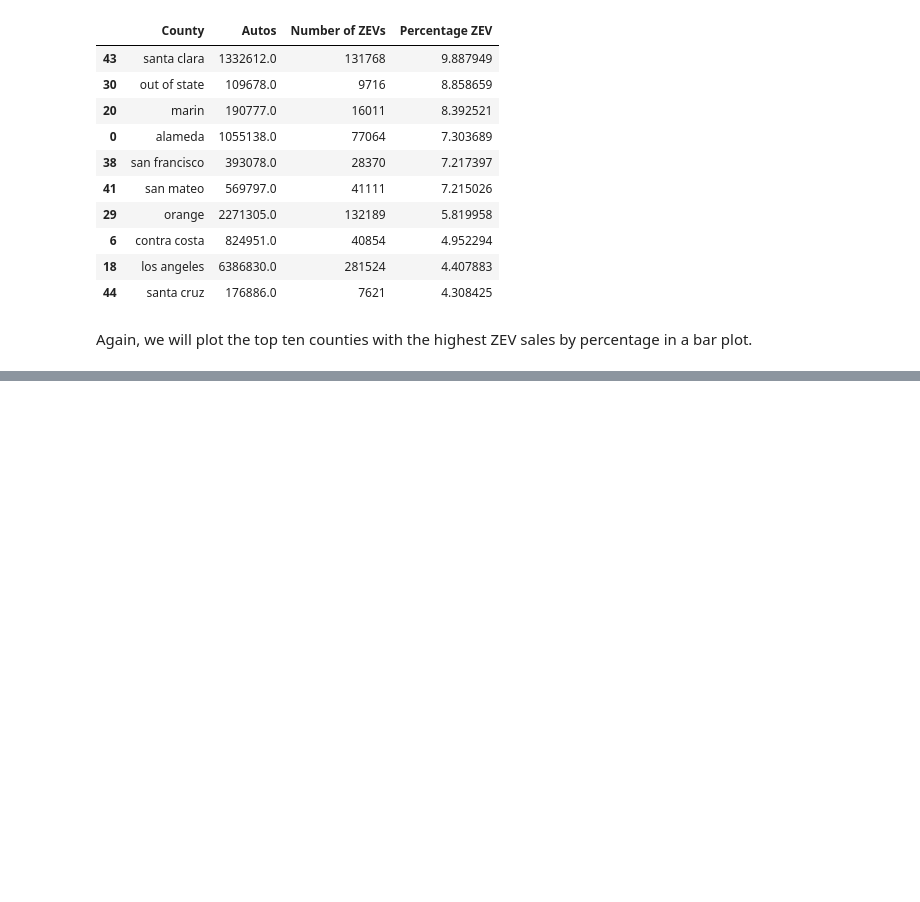
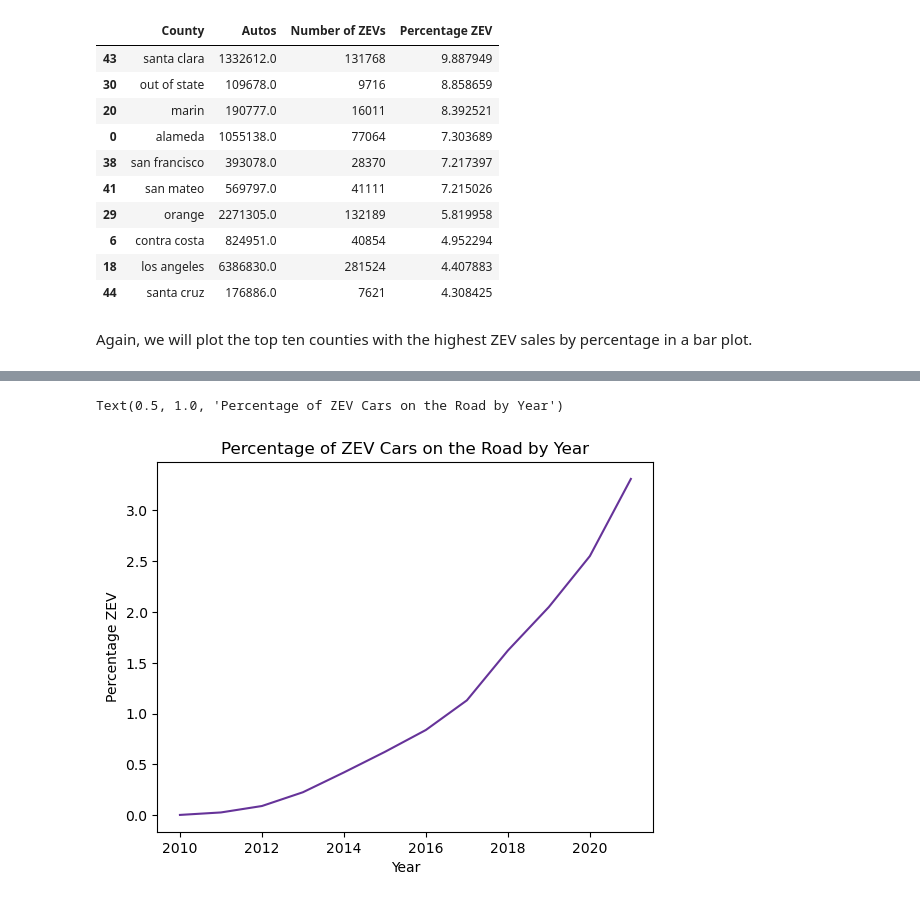
Before and after one commit to nliu880/EV-Sales-in-California, a Jupyter notebook: nicolebook.ipynb, the cells around one changed output, grey strips where cells are left out. Cells and saved outputs as stored; diff of their text form; code cells hidden in the pictures; blank space fills up the shorter version.

```diff
--- a/nicolebook.ipynb
+++ b/nicolebook.ipynb
@@ -48,10 +48,10 @@ Name: Number of Vehicles, dtype: int64
 # %% [markdown]
 It looks like the sales of ZEVs in California has increased over time! It looks like there could potentially be a linear correlation between the number of years and the number of ZEVs sold. We now run a linear regression to see if this is the case.
 # %%
-zev_sales['Data Year'] = zev_sales['Data Year'].astype(int) #- 2009
+zev_sales['Data Year'] = zev_sales['Data Year'].astype(int) - 2009
 zev_sales['Number of Vehicles'] = zev_sales['Number of Vehicles'].astype(int)
 
-print(sm.OLS(zev_sales['Number of Vehicles'], zev_sales['Data Year']).fit().summary())
+# print(sm.OLS(zev_sales['Number of Vehicles'], zev_sales['Data Year']).fit().summary())
 
 # see that our coefficient is 0.0420, so that times some year would give us some amount of cars sold that year
 # may not keep this however, since i cant find the intercept
@@ -236,0 +221,38 @@ We see that the the counties with the highest ZEV sales do not necessarily corre
+# %%
+reg_2010 = pd.read_csv('Data/Vehicles Registered By County-2010.csv', encoding='utf-16')
+reg_2011 = pd.read_csv('Data/Vehicles Registered By County-2011.csv', encoding='utf-16')
+reg_2012 = pd.read_csv('Data/Vehicles Registered By County-2012.csv', encoding='utf-16')
+reg_2013 = pd.read_csv('Data/Vehicles Registered By County-2013.csv', encoding='utf-16')
+reg_2014 = pd.read_csv('Data/Vehicles Registered By County-2014.csv', encoding='utf-16')
+reg_2015 = pd.read_csv('Data/Vehicles Registered By County-2015.csv', encoding='utf-16')
+reg_2016 = pd.read_csv('Data/Vehicles Registered By County-2016.csv', encoding='utf-16')
+reg_2017 = pd.read_csv('Data/Vehicles Registered By County-2017.csv', encoding='utf-16')
+reg_2018 = pd.read_csv('Data/Vehicles Registered By County-2018.csv', encoding='utf-16')
+reg_2019 = pd.read_csv('Data/Vehicles Registered By County-2019.csv', encoding='utf-16')
+reg_2020 = pd.read_csv('Data/Vehicles Registered By County-2020.csv', encoding='utf-16')
+reg_2021 = pd.read_csv('Data/Vehicles Registered By County-2021.csv', encoding='utf-16')
+reg_2021 = pd.read_csv('Data/Vehicles Registered By County-2021.csv', encoding='utf-16')
+
+all_sets = [reg_2010, reg_2011, reg_2012, reg_2013, reg_2014, reg_2015, reg_2016,
+            reg_2017, reg_2018, reg_2019, reg_2020, reg_2021]
+
+year = 2010
+for df in all_sets:
+    df['Year'] = year
+    year += 1;
+
+registrations = pd.concat(all_sets).reset_index(drop = True)
+
+registrations = registrations.dropna()
+registrations = registrations[registrations.Counties != 'FEE EXEMPT VEHICLES'][registrations.Counties != 'IRP VEHICLES*'][registrations.Counties != 'MISC VEHICLES'][registrations.Counties != 'STATEWIDE']
+
+registrations = registrations.drop(columns=['Trailers', 'Motorcycles'])
+registrations['Total Vehicles'] = registrations['Autos'] + registrations['Trucks']
+
+registrations_by_year = registrations.groupby('Year').sum()
+# %%
+registrations_by_year['ZEV Sales Within Past 12 Years'] = sold_within_12_years
+
+registrations_by_year['Percentage ZEV'] = (registrations_by_year['ZEV Sales Within Past 12 Years'] / registrations_by_year['Total Vehicles']) * 100
+
+registrations_by_year
@@ -236,0 +274,6 @@ We see that the the counties with the highest ZEV sales do not necessarily corre
+# %%
+sns.lineplot(data = registrations_by_year, x = 'Year', y = 'Percentage ZEV', color = 'rebeccapurple');
+plt.title('Percentage of ZEV Cars on the Road by Year')
+# %% [output]
+Text(0.5, 1.0, 'Percentage of ZEV Cars on the Road by Year')
+[figure, added]
```
Also changed, not shown: parts of 9 cells of this notebook.
